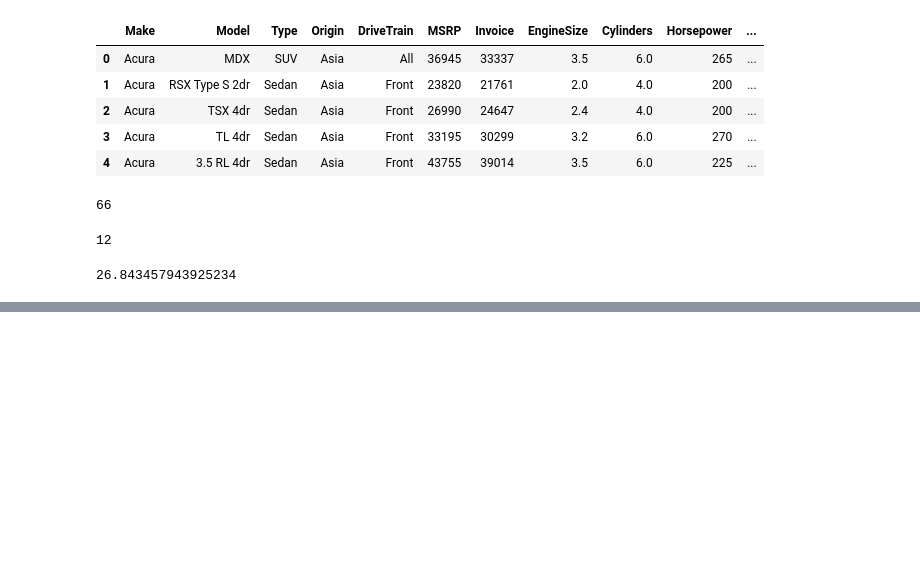
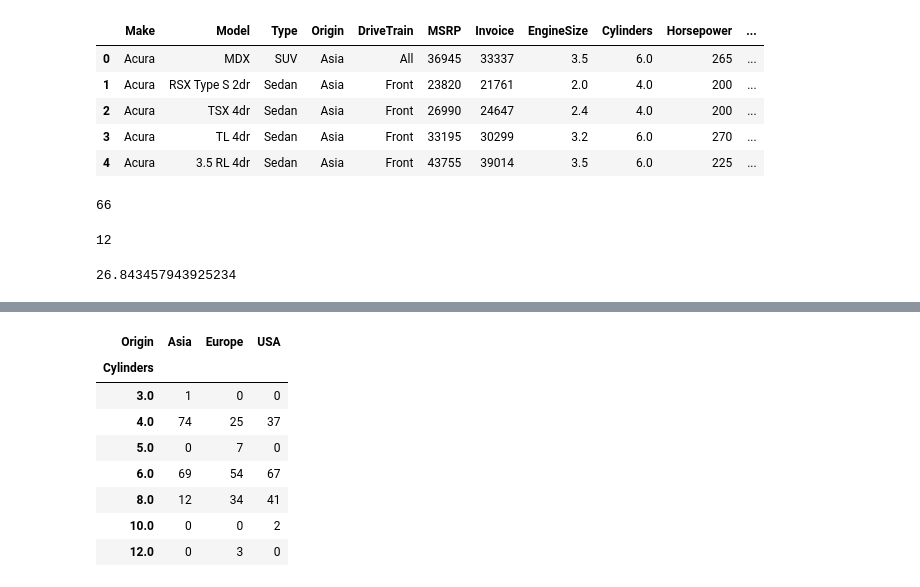
Before and after one commit to mvq23/python_23, a Jupyter notebook: Jupyter/Pandas.ipynb, the cells around one changed output, grey strips where cells are left out. Drawn from its saved outputs; the diff is of its cells as text; code cells hidden in the pictures; blank space fills up the shorter version.

```diff
--- a/Jupyter/Pandas.ipynb
+++ b/Jupyter/Pandas.ipynb
@@ -305,0 +387,12 @@ cars.MPG_Highway.mean()
+# %%
+pd.crosstab(cars.Cylinders, cars.Origin)
+# %% [output]
+| Origin | Asia | Europe | USA |
+| Cylinders |  |  |  |
+| 3.0 | 1 | 0 | 0 |
+| 4.0 | 74 | 25 | 37 |
+| 5.0 | 0 | 7 | 0 |
+| 6.0 | 69 | 54 | 67 |
+| 8.0 | 12 | 34 | 41 |
+| 10.0 | 0 | 0 | 2 |
+| 12.0 | 0 | 3 | 0 |
```
Also changed, not shown: parts of 24 cells of this notebook.
